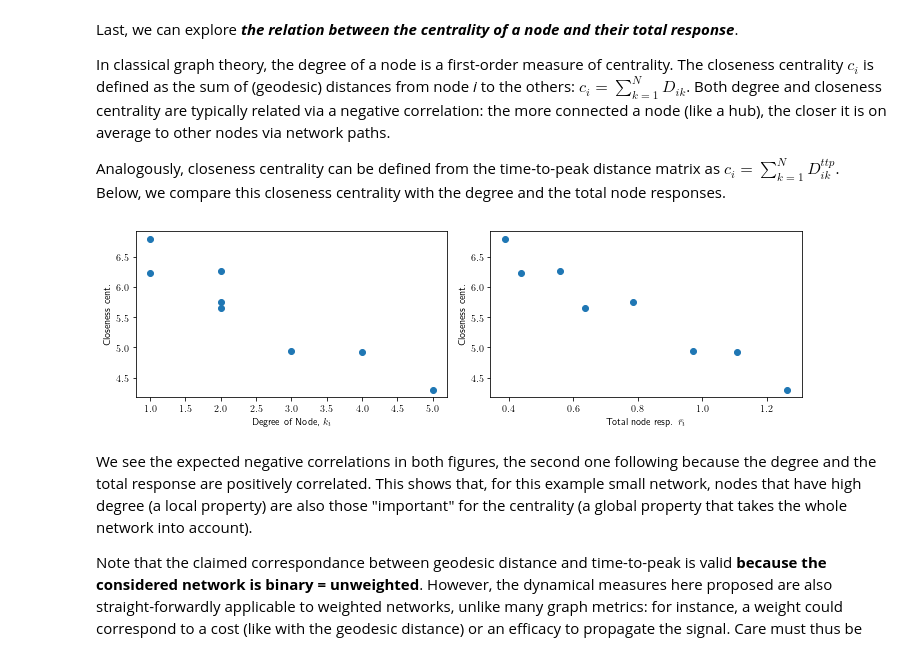
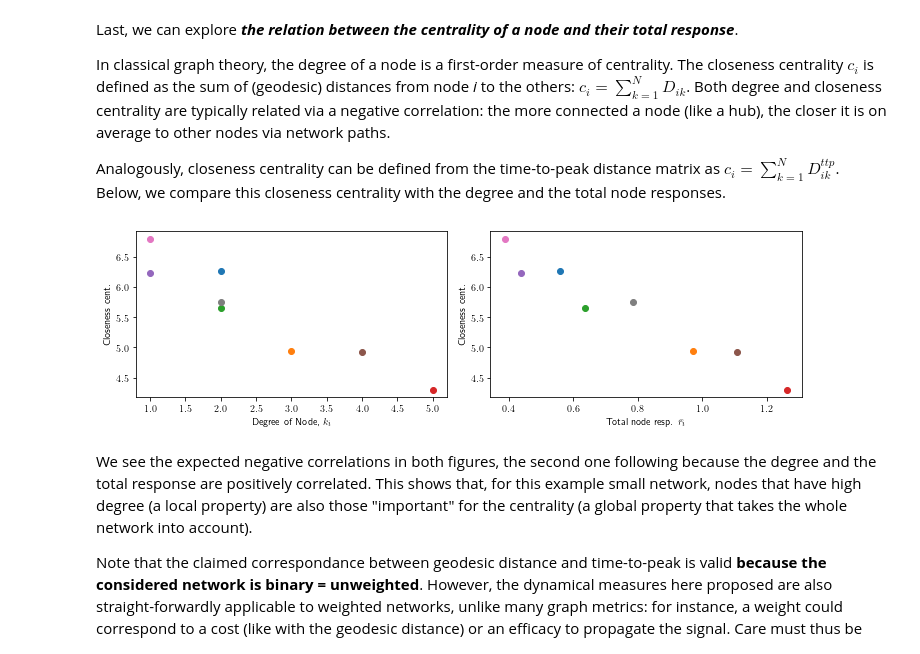
Before and after one commit to mb-BCA/SiReNetA_Tutorials, a Jupyter notebook: Tutorial_Notebooks/1_GettingStarted.ipynb, the cells around one changed output. Cells and saved outputs as stored; diff of their text form; code cells hidden in the pictures.

```diff
--- a/Tutorial_Notebooks/1_GettingStarted.ipynb
+++ b/Tutorial_Notebooks/1_GettingStarted.ipynb
@@ -187,6 +189,11 @@ import numpy as np
 # Define the default scale for the plots
 plt.rcParams['figure.dpi'] = 72
 plt.rcParams['text.usetex'] = True
+
+# Define a new "BwR", "Blues" and "Reds" colormaps
+from matplotlib.colors import ListedColormap
+newcmap = np.genfromtxt('../Data/Matplotlib_colormap_div.csv', delimiter=',')
+newReds = ListedColormap(newcmap[128:, :])
 # %% [markdown]
 We consider the network determined by the following binary matrix.
 # %%
@@ -256,7 +263,7 @@ for i, tidx in enumerate(tidxlist):
     t = tpoints[tidx]
     plt.subplot(2,3,i+1)
     plt.title( f'$\mathcal{{R}}(t)$ response matrix at t={t:1.1f}' )
-    plt.imshow(Rmats[tidx], cmap='gray_r')
+    plt.imshow(Rmats[tidx], cmap=newReds)
     plt.clim(0,maxresp)
     plt.colorbar()
     plt.xticks(np.arange(N), np.arange(N)+1)
@@ -365,7 +372,8 @@ plt.ylabel( 'Total node resp.  $\\bar{r}_i$' );
 deg = net.sum(axis=0)
 
 plt.subplot(1,2,2)
-plt.scatter(deg, totr_nodes)
+for i in range(N):
+    plt.scatter(deg[i], totr_nodes[i])
 plt.xlabel('Degree of node, $k_i$')
 plt.ylabel( 'Total node resp.  $\\bar{r}_i$' )
 
@@ -381,23 +389,25 @@ Analogously, closeness centrality can be defined from the time-to-peak distance
 # %%
 # Compute closeness centrality from time-to-peak distances
 c_nodes = ttpdist.sum(axis=1)
 
 plt.figure(figsize=(10,3))
 # Compare centrality with degree
 plt.subplot(1,2,1)
-plt.scatter(deg,c_nodes)
+for i in range(N):
+    plt.scatter(deg[i],c_nodes[i])
 plt.xlabel('Degree of Node, $k_i$')
 plt.ylabel( 'Closeness cent.')
 
 # Compare centrality with total node responses
 plt.subplot(1,2,2)
-plt.scatter(totr_nodes,c_nodes)
+for i in range(N):
+    plt.scatter(totr_nodes[i],c_nodes[i])
 plt.xlabel( 'Total node resp.  $\\bar{r}_i$' )
 plt.ylabel( 'Closeness cent.')
 
 plt.tight_layout()
 # %% [output]
-[figure, old version]
+[figure, new version]
 # %% [markdown]
 We see the expected negative correlations in both figures, the second one following because the degree and the total response are positively correlated. This shows that, for this example small network, nodes that have high degree (a local property) are also those "important" for the centrality (a global property that takes the whole network into account).
 
```
Also changed, not shown: parts of 4 cells of this notebook, 1 other file.
